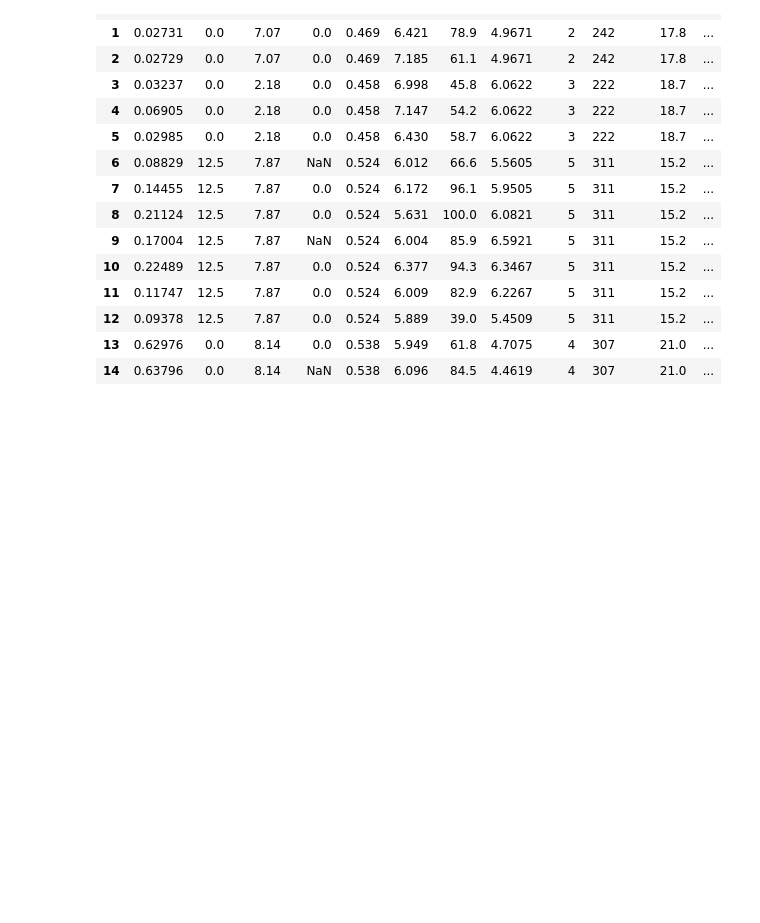
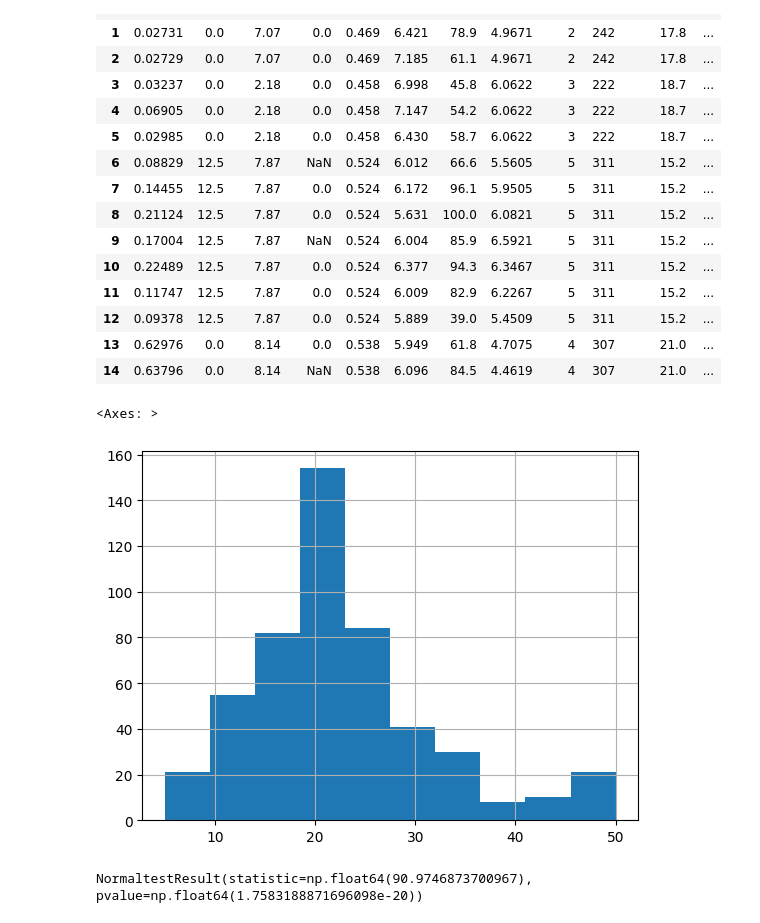
Before and after one commit to denuwanhendalage/JupiterNotebook, a Jupyter notebook: linearRegression.ipynb, the cells around one changed output. Drawn from its saved outputs; the diff is of its cells as text; code cells hidden in the pictures; blank space fills up the shorter version.

```diff
--- a/linearRegression.ipynb
+++ b/linearRegression.ipynb
@@ -25,3 +25,8 @@ boston_data.head(15)
 | 12 | 0.09378 | 12.5 | 7.87 | 0.0 | 0.524 | 5.889 | 39.0 | 5.4509 | 5 | 311 | 15.2 | ... |
 | 13 | 0.62976 | 0.0 | 8.14 | 0.0 | 0.538 | 5.949 | 61.8 | 4.7075 | 4 | 307 | 21.0 | ... |
 | 14 | 0.63796 | 0.0 | 8.14 | NaN | 0.538 | 6.096 | 84.5 | 4.4619 | 4 | 307 | 21.0 | ... |
+# %%
+boston_data.MEDV.hist()
+# %% [output]
+<Axes: >
+[figure, added]
@@ -27,0 +35,4 @@ boston_data.head(15)
+# %%
+normaltest(boston_data.MEDV.values)
+# %% [output]
+NormaltestResult(statistic=np.float64(90.9746873700967), pvalue=np.float64(1.7583188871696098e-20))
```
Also changed, not shown: parts of 39 cells of this notebook.
